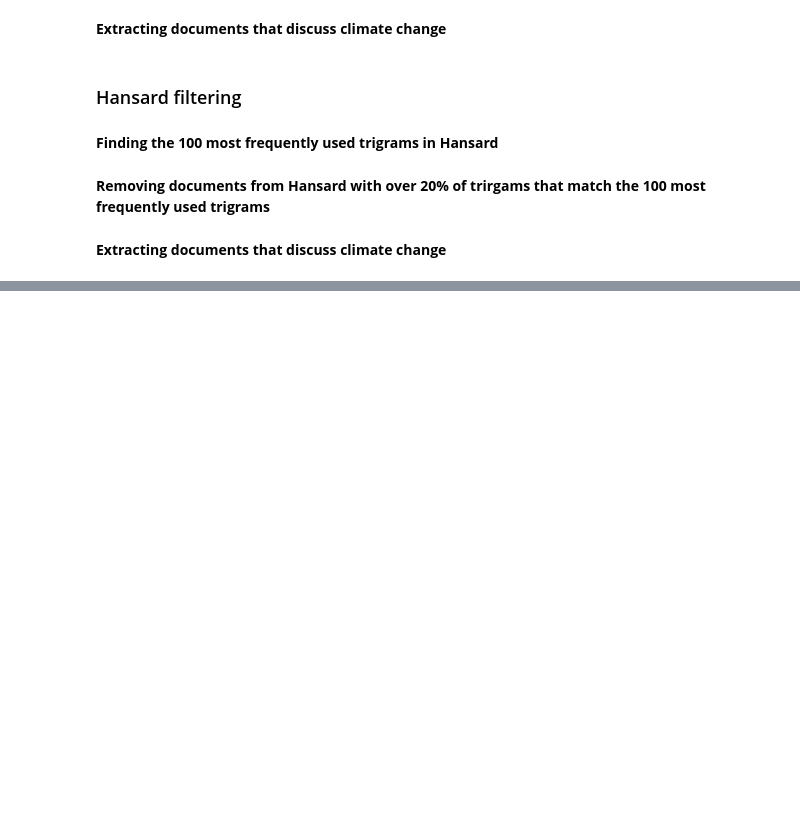
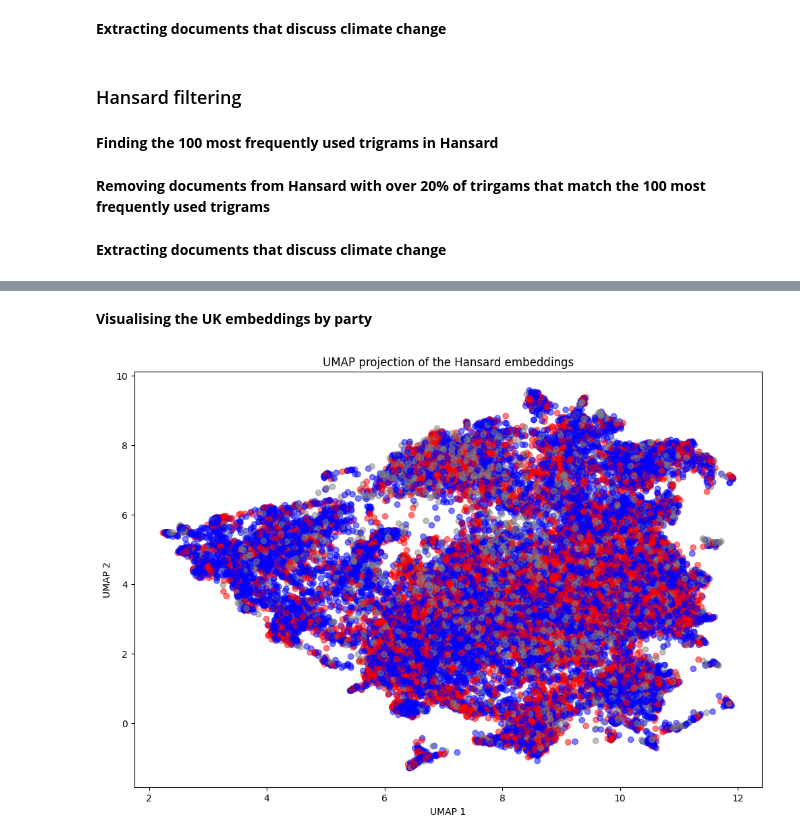
Before and after one commit to felixwallis/pir-dissertation, a Jupyter notebook: analysis/analysis.ipynb, the cells around one changed output, grey strips where cells are left out. Drawn from its saved outputs; the diff is of its cells as text; code cells hidden in the pictures; blank space fills up the shorter version.

```diff
--- a/analysis/analysis.ipynb
+++ b/analysis/analysis.ipynb
@@ -195,0 +377,24 @@ climate_hansard = hansard[hansard['climate_term_proportion'] > 0.01]
+# %% [markdown]
+**Visualising the UK embeddings by party**
+# %%
+climate_hansard_embeddings = np.load(
+    data_path + 'climate_hansard_embeddings.npy')
+
+umap_embeddings = umap_model.fit_transform(climate_hansard_embeddings)
+
+party_colors = {
+    'Conservative': 'blue',
+    'Labour': 'red'
+}
+default_color = 'grey'
+colors = climate_hansard['speech_party'].apply(
+    lambda x: party_colors.get(x, default_color))
+
+plt.figure(figsize=(12, 8))
+plt.scatter(umap_embeddings[:, 0], umap_embeddings[:, 1], alpha=0.5, c=colors)
+plt.title('UMAP projection of the Hansard embeddings')
+plt.xlabel('UMAP 1')
+plt.ylabel('UMAP 2')
+plt.show()
+# %% [output]
+[figure, added]
```
Also changed, not shown: parts of 42 cells of this notebook.
